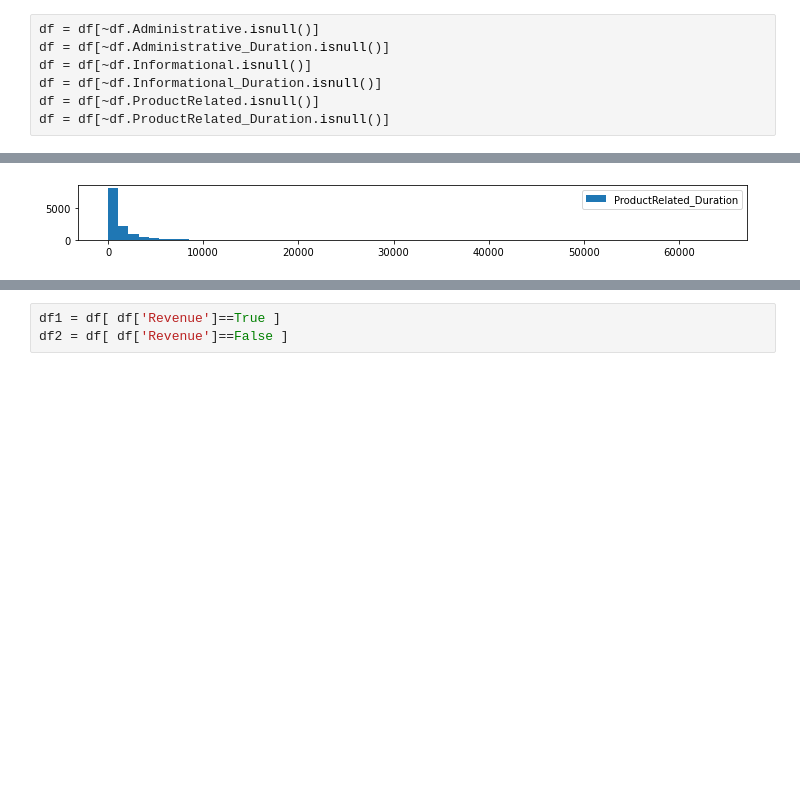
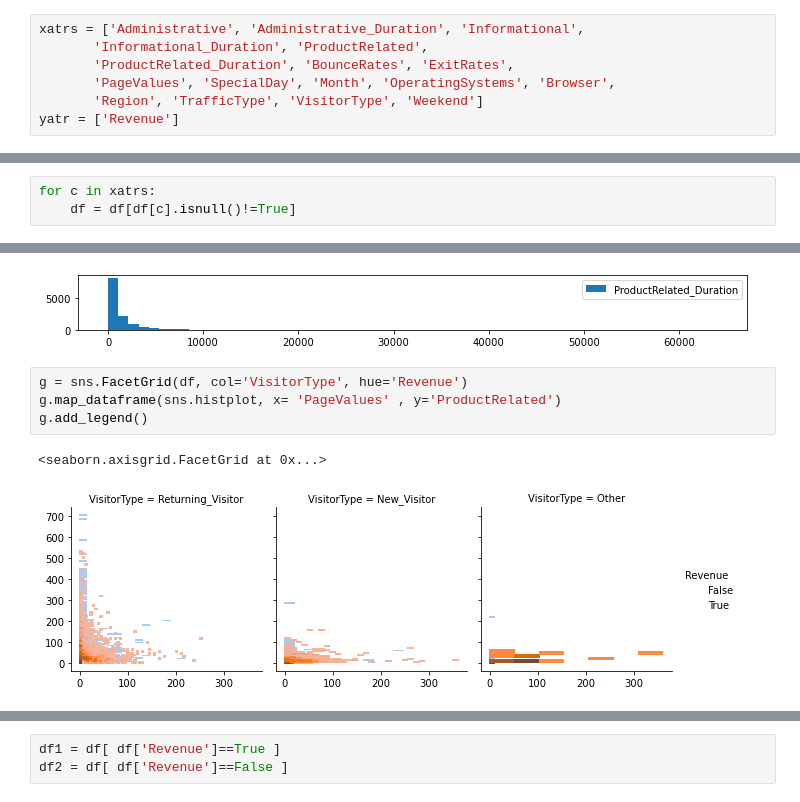
Before and after one commit to dsdata2000/shoppers_intention_dataset, a Jupyter notebook: shoppers-intension-final.ipynb, the cells around one changed output, grey strips where cells are left out. Saved outputs shown, nothing was run; the diff lists cells and outputs as text; blank space fills up the shorter version.

```diff
--- a/shoppers-intension-final.ipynb
+++ b/shoppers-intension-final.ipynb
@@ -57,10 +57,10 @@ np.max(df['Administrative']), np.max(df['Administrative_Duration']), np.max(df['
 df = df[ df.Administrative_Duration>=0.0 ]
 df = df[ df.Informational_Duration>=0.0 ]
 df = df[ df.ProductRelated_Duration>=0.0 ]
-# %%
-df = df[~df.Administrative.isnull()]
-df = df[~df.Administrative_Duration.isnull()]
-df = df[~df.Informational.isnull()]
-df = df[~df.Informational_Duration.isnull()]
-df = df[~df.ProductRelated.isnull()]
-df = df[~df.ProductRelated_Duration.isnull()]
+# %%
+xatrs = ['Administrative', 'Administrative_Duration', 'Informational',
+       'Informational_Duration', 'ProductRelated',
+       'ProductRelated_Duration', 'BounceRates', 'ExitRates',
+       'PageValues', 'SpecialDay', 'Month', 'OperatingSystems', 'Browser',
+       'Region', 'TrafficType', 'VisitorType', 'Weekend']
+yatr = ['Revenue']
@@ -67,3 +71,6 @@ df = df[~df.ProductRelated_Duration.isnull()]
+# %%
+for c in xatrs:
+    df = df[df[c].isnull()!=True]
 # %%
 df.shape
 # %% [output]
@@ -141,3 +146,10 @@ for col in cols1:
 [figure]
 [figure]
 [figure]
+# %%
+g = sns.FacetGrid(df, col='VisitorType', hue='Revenue')
+g.map_dataframe(sns.histplot, x= 'PageValues' , y='ProductRelated')
+g.add_legend()
+# %% [output]
+<seaborn.axisgrid.FacetGrid at 0x...>
+[figure, added]
```
Also changed, not shown: parts of 4 cells of this notebook, 1 other file.
